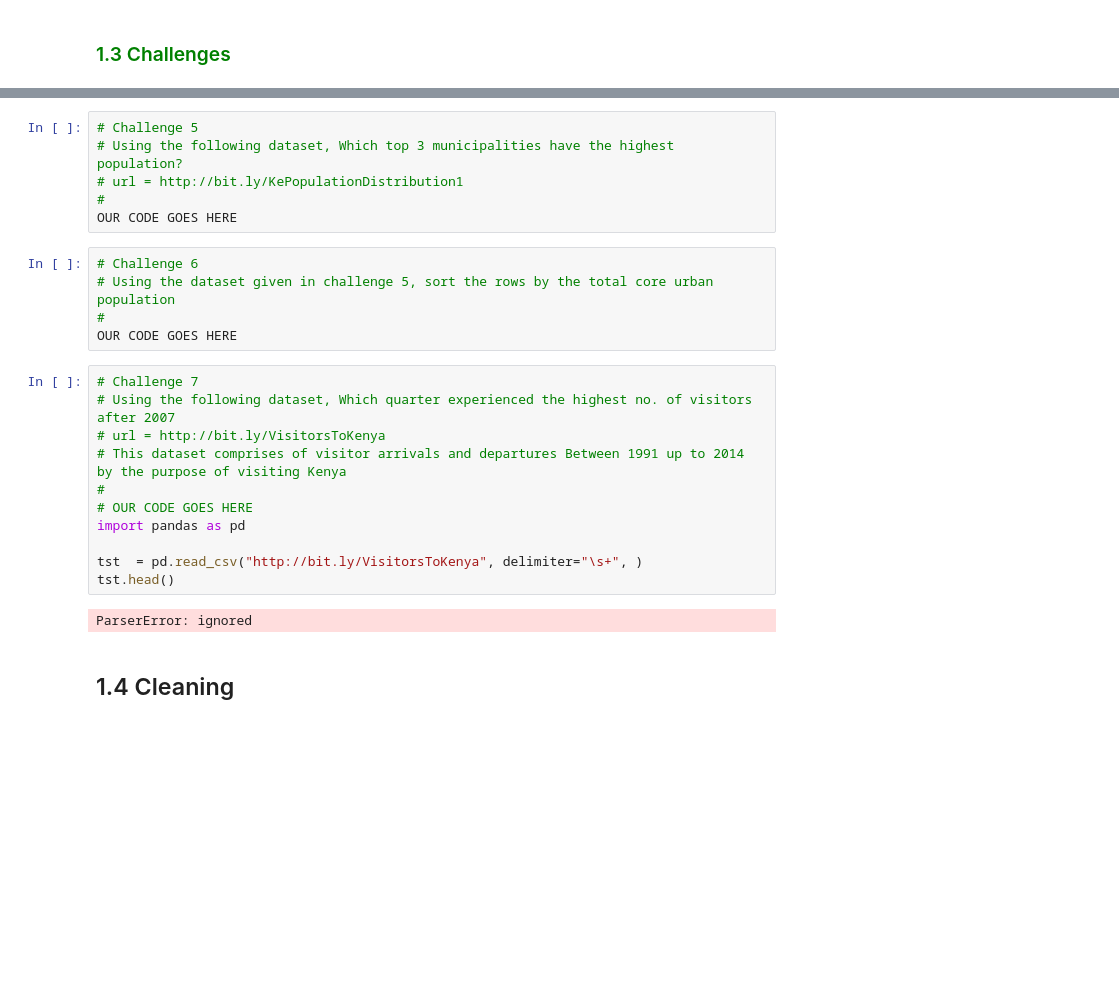
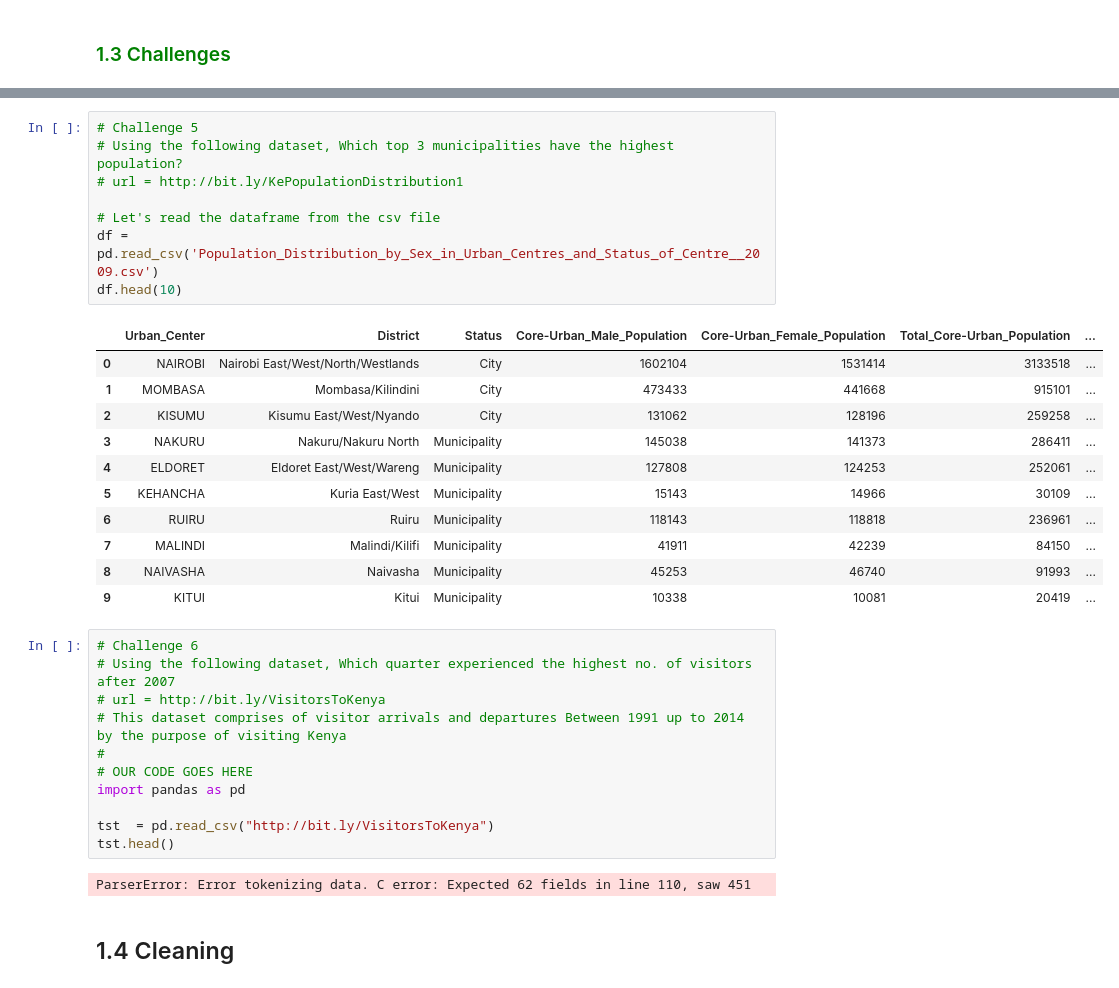
Before and after one commit to stogaja/DATA-SCIENCE, a Jupyter notebook: TUESDAY/Pandas_Basics_II (1).ipynb, the cells around one changed output, grey strips where cells are left out. Drawn from its saved outputs; the diff is of its cells as text; blank space fills up the shorter version.

```diff
--- a/TUESDAY/Pandas_Basics_II (1).ipynb
+++ b/TUESDAY/Pandas_Basics_II (1).ipynb
@@ -462,16 +660,25 @@ OUR CODE GOES HERE
 # %%
 # Challenge 5
 # Using the following dataset, Which top 3 municipalities have the highest population?
 # url = http://bit.ly/KePopulationDistribution1
-#
-OUR CODE GOES HERE
+
+# Let's read the dataframe from the csv file
+df = pd.read_csv('Population_Distribution_by_Sex_in_Urban_Centres_and_Status_of_Centre__2009.csv')
+df.head(10)
+# %% [output]
+|  | Urban_Center | District | Status | Core-Urban_Male_Population | Core-Urban_Female_Population | Total_Core-Urban_Population | ... |
+| 0 | NAIROBI | Nairobi East/West/North/Westlands | City | 1602104 | 1531414 | 3133518 | ... |
+| 1 | MOMBASA | Mombasa/Kilindini | City | 473433 | 441668 | 915101 | ... |
+| 2 | KISUMU | Kisumu East/West/Nyando | City | 131062 | 128196 | 259258 | ... |
+| 3 | NAKURU | Nakuru/Nakuru North | Municipality | 145038 | 141373 | 286411 | ... |
+| 4 | ELDORET | Eldoret East/West/Wareng | Municipality | 127808 | 124253 | 252061 | ... |
+| 5 | KEHANCHA | Kuria East/West | Municipality | 15143 | 14966 | 30109 | ... |
+| 6 | RUIRU | Ruiru | Municipality | 118143 | 118818 | 236961 | ... |
+| 7 | MALINDI | Malindi/Kilifi | Municipality | 41911 | 42239 | 84150 | ... |
+| 8 | NAIVASHA | Naivasha | Municipality | 45253 | 46740 | 91993 | ... |
+| 9 | KITUI | Kitui | Municipality | 10338 | 10081 | 20419 | ... |
-# %%
-# Challenge 6
-# Using the dataset given in challenge 5, sort the rows by the total core urban population
-#
-OUR CODE GOES HERE
 # %%
-# Challenge 7
+# Challenge 6
 # Using the following dataset, Which quarter experienced the highest no. of visitors after 2007
 # url = http://bit.ly/VisitorsToKenya
 # This dataset comprises of visitor arrivals and departures Between 1991 up to 2014 by the purpose of visiting Kenya
@@ -479,10 +686,10 @@ OUR CODE GOES HERE
 # OUR CODE GOES HERE
 import pandas as pd
 
-tst  = pd.read_csv("http://bit.ly/VisitorsToKenya", delimiter="\s+", )
+tst  = pd.read_csv("http://bit.ly/VisitorsToKenya")
 tst.head()
 # %% [output]
-ParserError: ignored
+ParserError: Error tokenizing data. C error: Expected 62 fields in line 110, saw 451
 # %% [markdown]
 ## 1.4 Cleaning
 # %%
```
Also changed, not shown: parts of 28 cells of this notebook, 5 other files.
